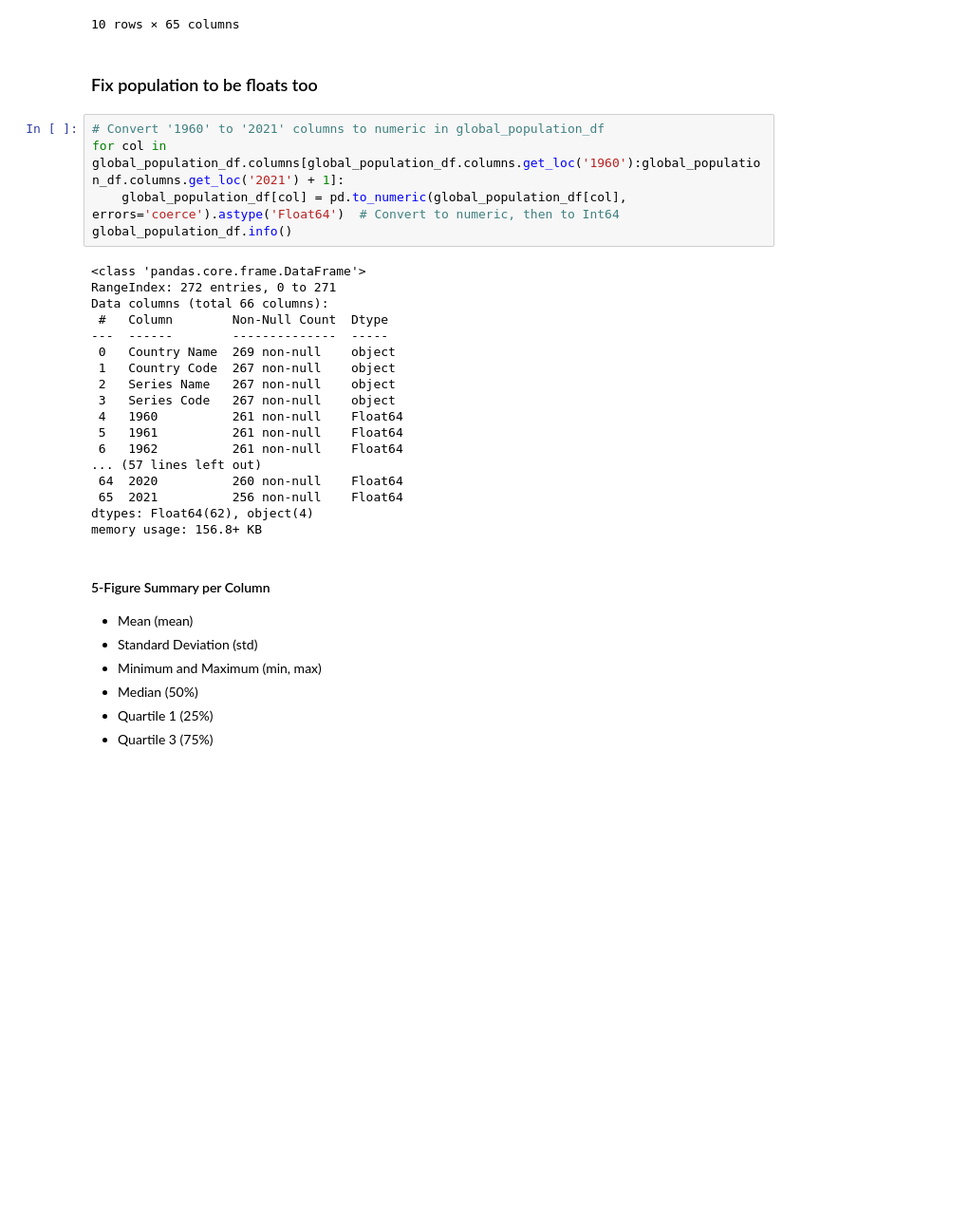
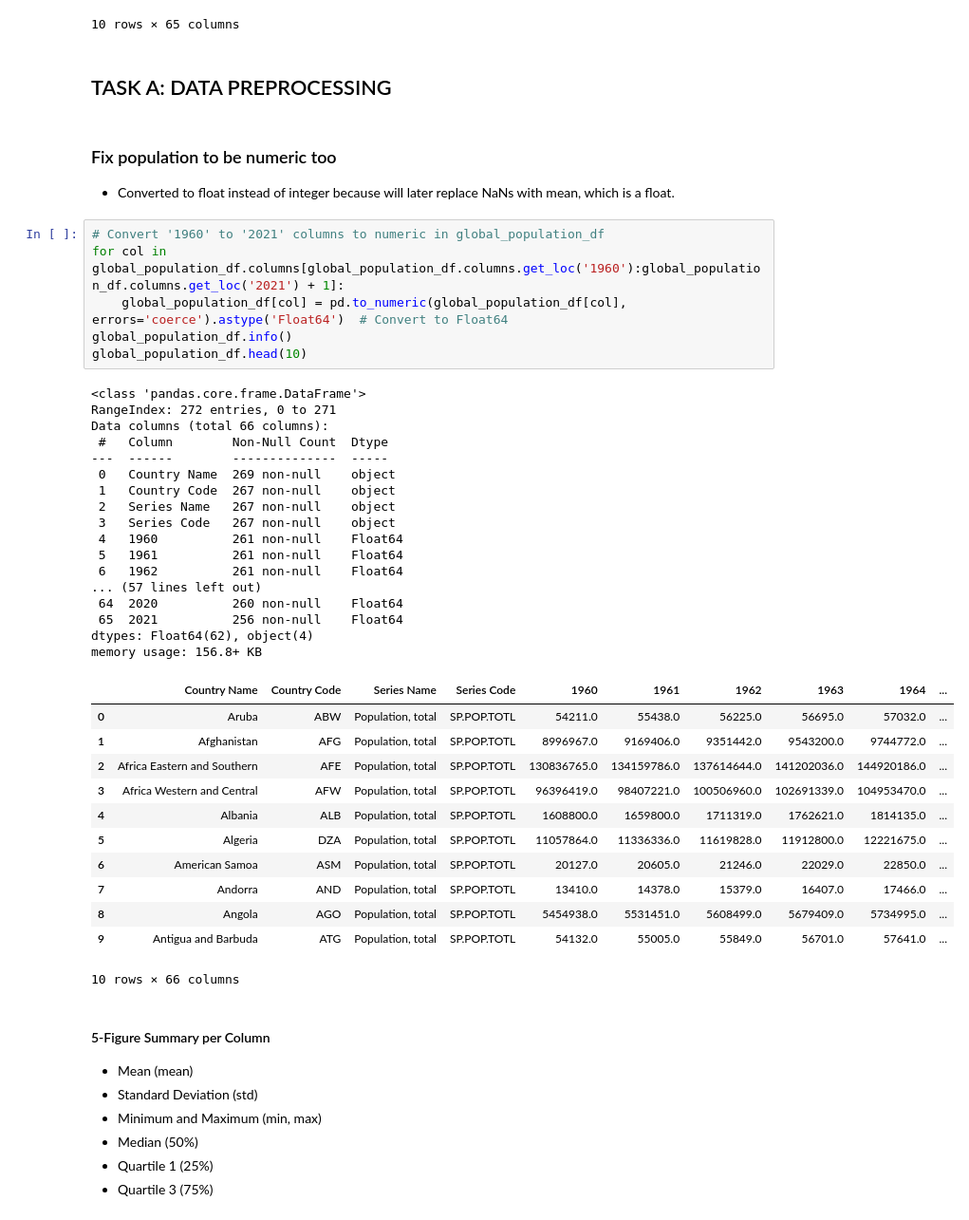
Before and after one commit to mariaingold/LinearRegression-SciKit, a Jupyter notebook: 4_correlation_regression.ipynb, the cells around one changed output. Shown at 95% size. Cells and saved outputs as stored; diff of their text form; blank space fills up the shorter version.

```diff
--- a/4_correlation_regression.ipynb
+++ b/4_correlation_regression.ipynb
@@ -135,31 +133,48 @@ memory usage: 135.2+ KB
 | 8 | United Arab Emirates | ARE | GDP (current US$) | NY.GDP.MKTP.CD | NaN | NaN | NaN | NaN | ... |
 | 9 | Argentina | ARG | GDP (current US$) | NY.GDP.MKTP.CD | NaN | NaN | 2.445060e+10 | 1.827212e+10 | ... |
 10 rows × 65 columns
-# %% [markdown]
-### Fix population to be floats too
+# %% [markdown]
+## TASK A: DATA PREPROCESSING
+# %% [markdown]
+### Fix population to be numeric too
+
+- Converted to float instead of integer because will later replace NaNs with mean, which is a float.
 # %%
 # Convert '1960' to '2021' columns to numeric in global_population_df
 for col in global_population_df.columns[global_population_df.columns.get_loc('1960'):global_population_df.columns.get_loc('2021') + 1]:
-    global_population_df[col] = pd.to_numeric(global_population_df[col], errors='coerce').astype('Float64')  # Convert to numeric, then to Int64
+    global_population_df[col] = pd.to_numeric(global_population_df[col], errors='coerce').astype('Float64')  # Convert to Float64
 global_population_df.info()
+global_population_df.head(10)
 # %% [output]
 <class 'pandas.core.frame.DataFrame'>
 RangeIndex: 272 entries, 0 to 271
 Data columns (total 66 columns):
  #   Column        Non-Null Count  Dtype
 ---  ------        --------------  -----
  0   Country Name  269 non-null    object
  1   Country Code  267 non-null    object
  2   Series Name   267 non-null    object
  3   Series Code   267 non-null    object
  4   1960          261 non-null    Float64
  5   1961          261 non-null    Float64
  6   1962          261 non-null    Float64
 ... (57 lines left out)
  64  2020          260 non-null    Float64
  65  2021          256 non-null    Float64
 dtypes: Float64(62), object(4)
 memory usage: 156.8+ KB
+|  | Country Name | Country Code | Series Name | Series Code | 1960 | 1961 | 1962 | 1963 | 1964 | ... |
+| 0 | Aruba | ABW | Population, total | SP.POP.TOTL | 54211.0 | 55438.0 | 56225.0 | 56695.0 | 57032.0 | ... |
+| 1 | Afghanistan | AFG | Population, total | SP.POP.TOTL | 8996967.0 | 9169406.0 | 9351442.0 | 9543200.0 | 9744772.0 | ... |
+| 2 | Africa Eastern and Southern | AFE | Population, total | SP.POP.TOTL | 130836765.0 | 134159786.0 | 137614644.0 | 141202036.0 | 144920186.0 | ... |
+| 3 | Africa Western and Central | AFW | Population, total | SP.POP.TOTL | 96396419.0 | 98407221.0 | 100506960.0 | 102691339.0 | 104953470.0 | ... |
+| 4 | Albania | ALB | Population, total | SP.POP.TOTL | 1608800.0 | 1659800.0 | 1711319.0 | 1762621.0 | 1814135.0 | ... |
+| 5 | Algeria | DZA | Population, total | SP.POP.TOTL | 11057864.0 | 11336336.0 | 11619828.0 | 11912800.0 | 12221675.0 | ... |
+| 6 | American Samoa | ASM | Population, total | SP.POP.TOTL | 20127.0 | 20605.0 | 21246.0 | 22029.0 | 22850.0 | ... |
+| 7 | Andorra | AND | Population, total | SP.POP.TOTL | 13410.0 | 14378.0 | 15379.0 | 16407.0 | 17466.0 | ... |
+| 8 | Angola | AGO | Population, total | SP.POP.TOTL | 5454938.0 | 5531451.0 | 5608499.0 | 5679409.0 | 5734995.0 | ... |
+| 9 | Antigua and Barbuda | ATG | Population, total | SP.POP.TOTL | 54132.0 | 55005.0 | 55849.0 | 56701.0 | 57641.0 | ... |
+10 rows × 66 columns
 # %% [markdown]
 #### 5-Figure Summary per Column
 
```
Also changed, not shown: parts of 17 cells of this notebook.
